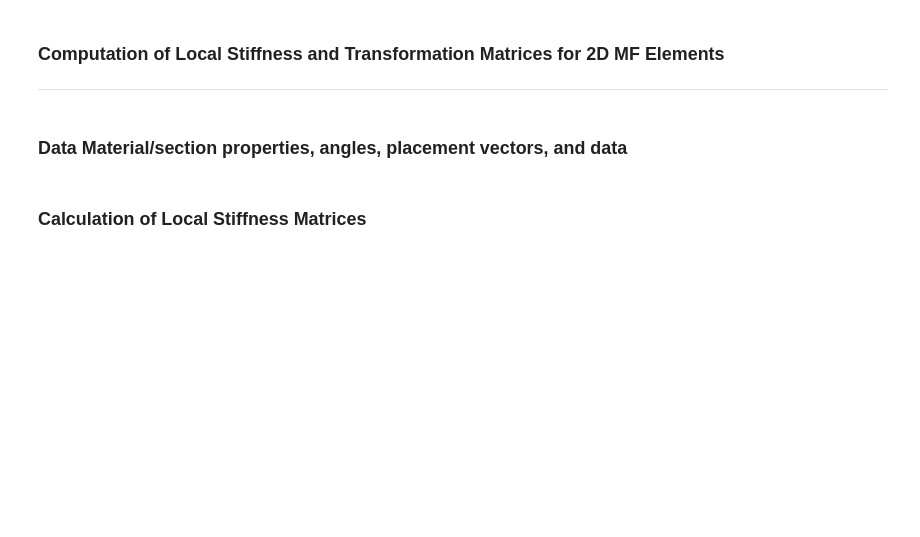
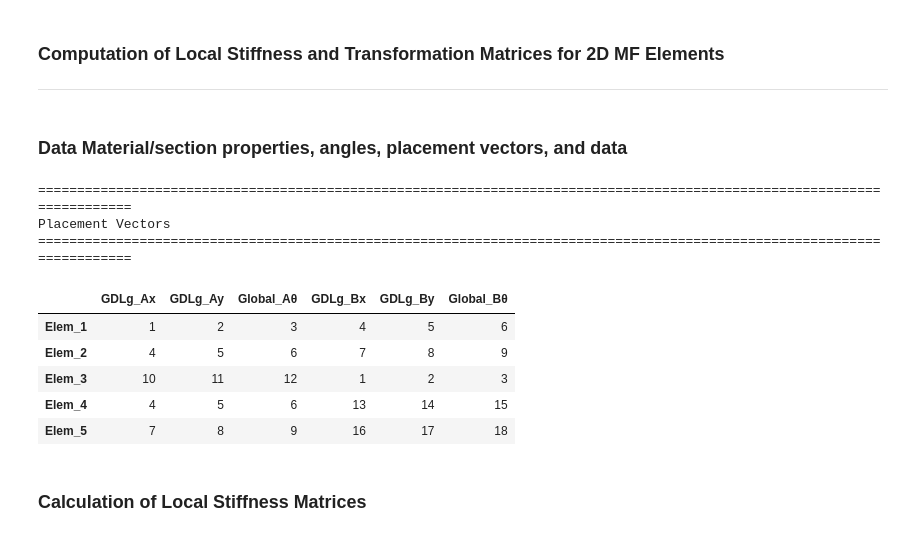
Before and after one commit to Normando1945/Repo_Maxtrix_Analisys, a Jupyter notebook: examples/Ejemplo_dor_concrete_desingII.ipynb, the cells around one changed output. Drawn from its saved outputs; the diff is of its cells as text; code cells hidden in the pictures; blank space fills up the shorter version.

```diff
--- a/examples/Ejemplo_dor_concrete_desingII.ipynb
+++ b/examples/Ejemplo_dor_concrete_desingII.ipynb
@@ -267,33 +269,46 @@ gdl = 9
 wu = 1.368
 wu_e = [wu, wu, 0, 0, 0]                                                                                            # Uniformly distributed load of each element (local -y direction)
 
+P_nodal = np.zeros((nglt, 1))                                                                                       # External nodal loads of all DOF, global coordinates (index 0 -> GDL 1)
+# P_nodal[0] = 10                                                                                                   # e.g. horizontal load of 10 T at GDL 1
+
 Lee = np.array([                                                                                                    # Placement vectors of each element
     [1,2,3,4,5,6],
     [4,5,6,7,8,9],
     [10,11,12,1,2,3],
     [4,5,6,13,14,15],
     [7,8,9,16,17,18]
 ])
 
 Lee_Nodos = np.array([                                                                                              # Node connectivity of each element
     [1,2],
     [2,3],
     [4,1],
     [2,5],
     [3,6]
 ])
 
 
 element_names = [f'Elem_{i+1}' for i in range(len(Lee))]                                                            # Element labels for the table
 Lee_table = pd.DataFrame(                                                                                           # Convert placement vectors to DataFrame
     Lee,                                                                                                            # Placement vector array
     index=element_names,                                                                                            # DataFrame row names
     columns=["GDLg_Ax", "GDLg_Ay", "Global_Aθ ", "GDLg_Bx", "GDLg_By", "Global_Bθ "]                                # Global DOF column names
 )
 print("=" * 120)                                                                                                    # Print table separator
 print('Placement Vectors')                                                                                          # Print table title
 print("=" * 120)                                                                                                    # Print table separator
 Lee_table                                                                                                           # Display placement vectors table
+# %% [output]
+========================================================================================================================
+Placement Vectors
+========================================================================================================================
+|  | GDLg_Ax | GDLg_Ay | Global_Aθ | GDLg_Bx | GDLg_By | Global_Bθ |
+| Elem_1 | 1 | 2 | 3 | 4 | 5 | 6 |
+| Elem_2 | 4 | 5 | 6 | 7 | 8 | 9 |
+| Elem_3 | 10 | 11 | 12 | 1 | 2 | 3 |
+| Elem_4 | 4 | 5 | 6 | 13 | 14 | 15 |
+| Elem_5 | 7 | 8 | 9 | 16 | 17 | 18 |
 # %% [markdown]
 ### Calculation of Local Stiffness Matrices
 # %%
```
Also changed, not shown: parts of 31 cells of this notebook, 1 other file.
